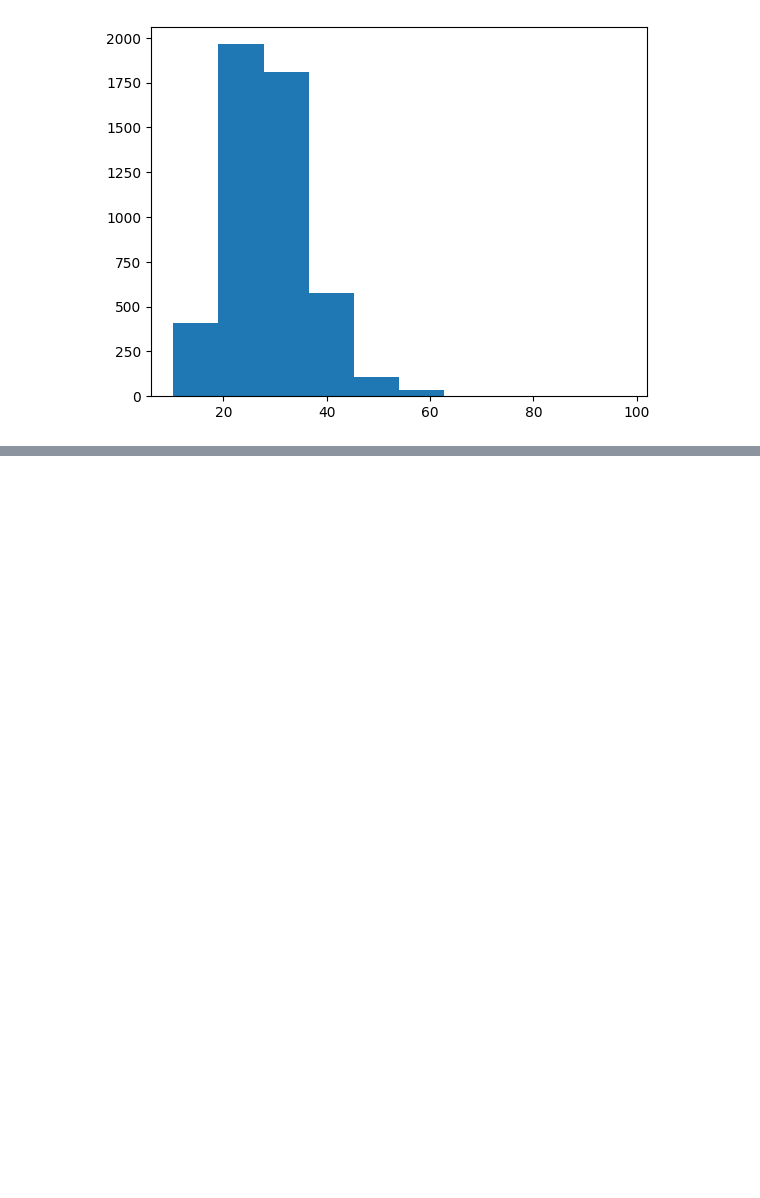
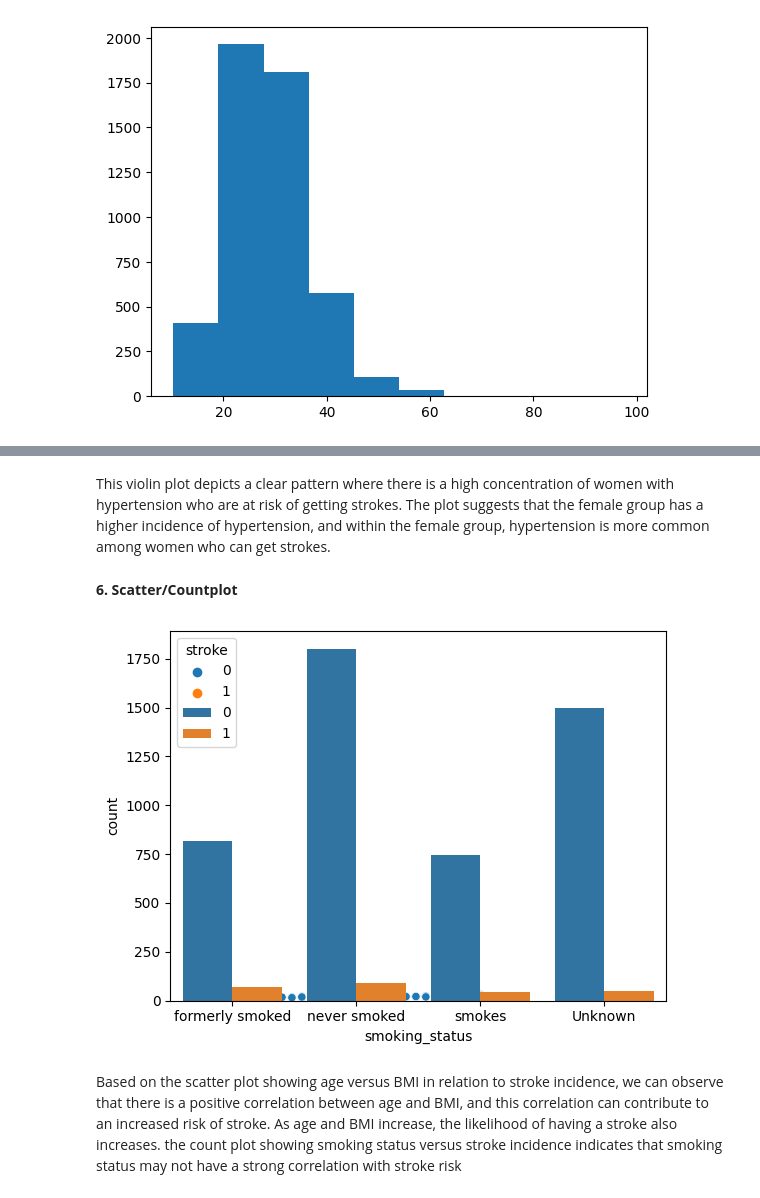
Before and after one commit to nour614/Stroke-Prediction-, a Jupyter notebook: Nour_Tafa_Stroke_Prediction.ipynb, the cells around one changed output, grey strips where cells are left out. Saved outputs shown, nothing was run; the diff lists cells and outputs as text; code cells hidden in the pictures; blank space fills up the shorter version.

```diff
--- a/Nour_Tafa_Stroke_Prediction.ipynb
+++ b/Nour_Tafa_Stroke_Prediction.ipynb
@@ -247,0 +240,17 @@ y = df['stroke'].copy()
+# %% [markdown]
+This violin plot depicts a clear pattern where there is a high concentration of women with hypertension who are at risk of getting strokes. The plot suggests that the female group has a higher incidence of hypertension, and within the female group, hypertension is more common among women who can get strokes.
+# %% [markdown]
+**6. Scatter/Countplot**
+# %%
+sns.scatterplot(data=df, x="age", y="bmi", hue="stroke")
+
+# create count plot of smoking status
+sns.countplot(data=df, x="smoking_status", hue="stroke")
+
+# display plots
+plt.show()
+# %% [output]
+[figure, added]
+# %% [markdown]
+Based on the scatter plot showing age versus BMI in relation to stroke incidence, we can observe that there is a positive correlation between age and BMI, and this correlation can contribute to an increased risk of stroke. As age and BMI increase, the likelihood of having a stroke also increases.
+the count plot showing smoking status versus stroke incidence indicates that smoking status may not have a strong correlation with stroke risk
```
Also changed, not shown: parts of 9 cells of this notebook.
